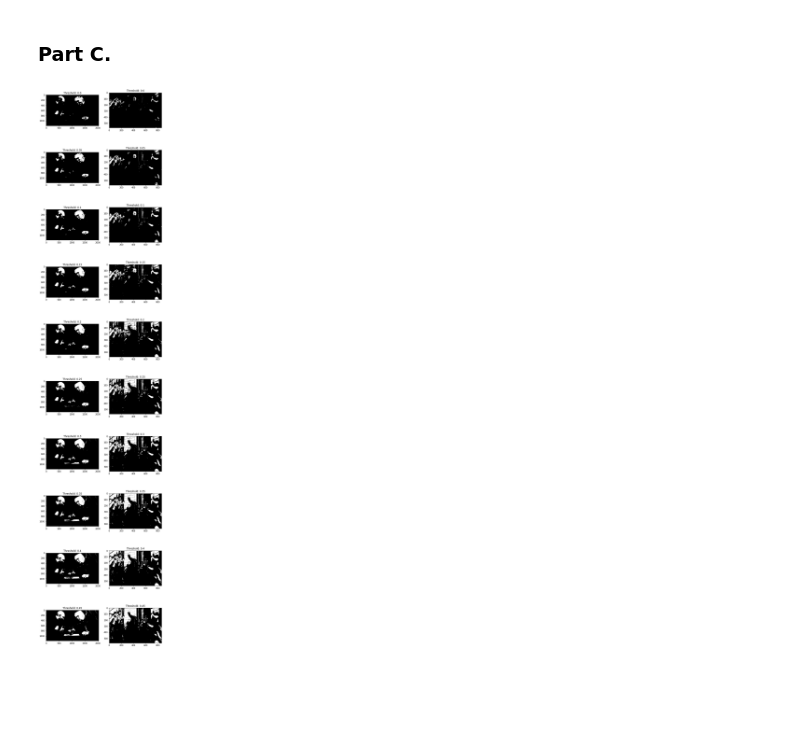
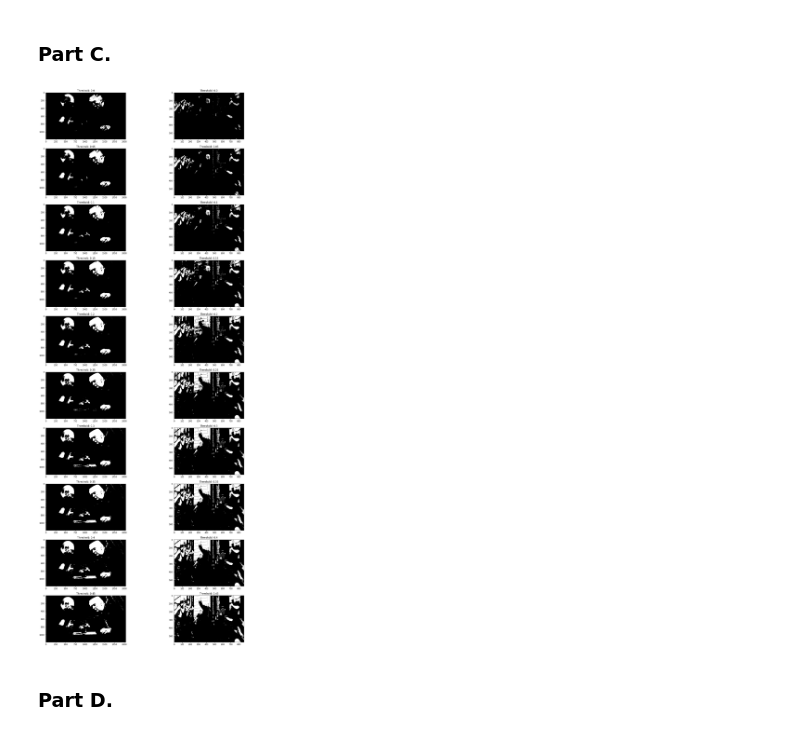
Before and after one commit to nahbos/AUT-Pattern-Recognition, a Jupyter notebook: SPR_HW2/EX02_Q6.ipynb, the cells around one changed output. Drawn from its saved outputs; the diff is of its cells as text; code cells hidden in the pictures; blank space fills up the shorter version.

```diff
--- a/SPR_HW2/EX02_Q6.ipynb
+++ b/SPR_HW2/EX02_Q6.ipynb
@@ -83,7 +85,7 @@ noSkin_prior
 # %% [markdown]
 ### Part B.
 # %%
-def get_mean(datas):
+def get_meanCov(datas):
     mean = np.divide([sum(x) for x in zip(*datas)], len(datas))
     # The dimention is too high, so Im not wanna calculate in matrix form
     # cov = np.matmul([np.subtract(x, mean) for x in datas], np.transpose([np.subtract(x, mean) for x in datas]))
@@ -96,7 +98,7 @@ def get_mean(datas):
 # %% [markdown]
 #### Skin Mean and Covariance
 # %%
-skin_mean, skin_cov = get_mean(skin_list)
+skin_mean, skin_cov = get_meanCov(skin_list)
 print("Mean: \n{}".format(skin_mean))
 print("\nCovariance: \n{}".format(skin_cov))
 # %% [output]
@@ -116,7 +118,7 @@ np.linalg.det(skin_cov)
 # %% [markdown]
 #### NoSkin Mean and Covariance
 # %%
-noSkin_mean, noSkin_cov = get_mean(noSkin_list)
+noSkin_mean, noSkin_cov = get_meanCov(noSkin_list)
 print("Mean: \n{}".format(noSkin_mean))
 print("\nCovariance: \n{}".format(noSkin_cov))
 # %% [output]
@@ -156,7 +158,7 @@ def BC(skin_liklihood, noSkin_liklihood, thresh=0.0):
 
     return predictions
 # %%
-def skinDetection(img_name, thresh):
+def skinDetection(img_name, thresh=0.0):
 
     img = Image.open(img_name).convert('RGB')
     w, h = img.size
@@ -169,19 +171,19 @@ def skinDetection(img_name, thresh):
 
     return blank
 # %%
-fig, ax = plt.subplots(10, 2, figsize=(10, 50))
+fig, ax = plt.subplots(10, 2, figsize=(12, 50))
 images = ['trump_tie_1.jpg', 'trump_tie_2.jpg']
 
 for i in range(2):
     img_name = './inputs/P6/{}'.format(images[i])
     idx = 0
     for thresh in np.arange(0.0, 0.5, 0.05):
         thresh = round(thresh, 2)
         blank = skinDetection(img_name, thresh)
         ax[idx, i].imshow(blank, cmap='gray')
         ax[idx, i].set_title('Threshold: {}'.format(thresh))
         idx += 1
 
 plt.show()
 # %% [output]
-[figure, old version]
+[figure, new version]
@@ -244,0 +190,2 @@ im2.save("./detected4.jpg")
+# %% [markdown]
+### Part D.
```
Also changed, not shown: parts of 22 cells of this notebook.
